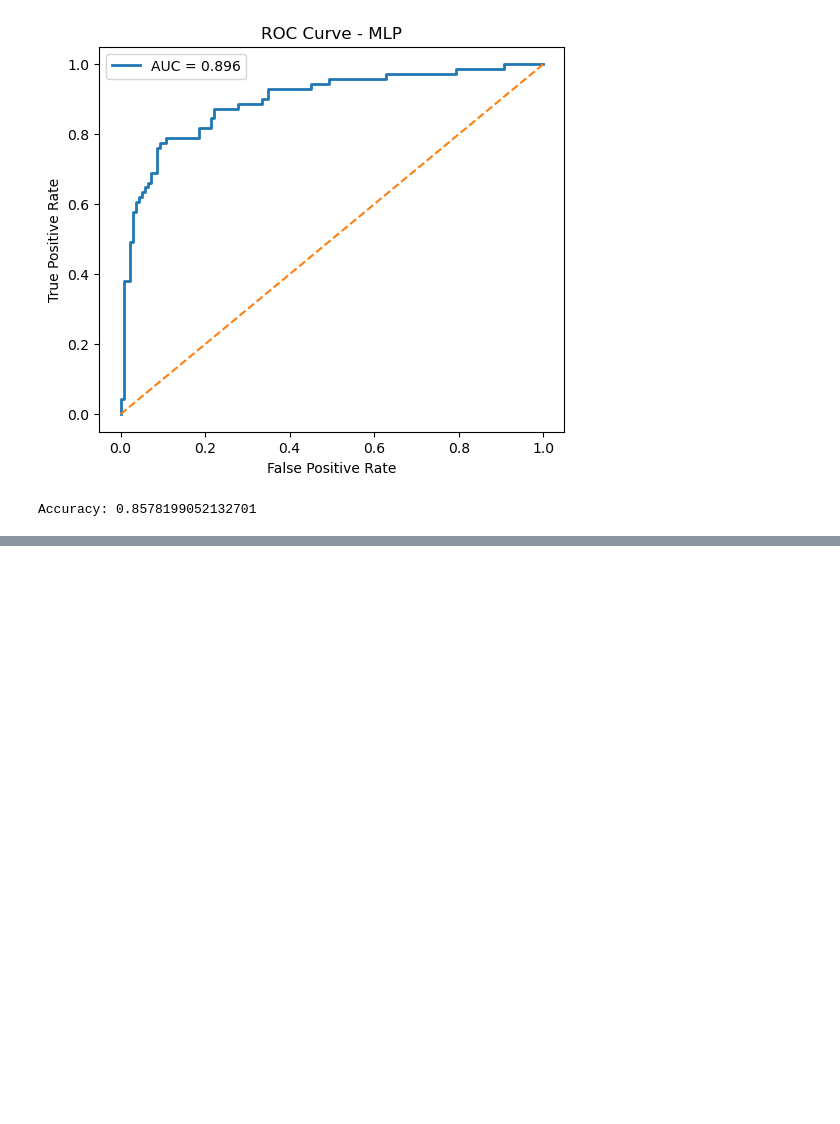
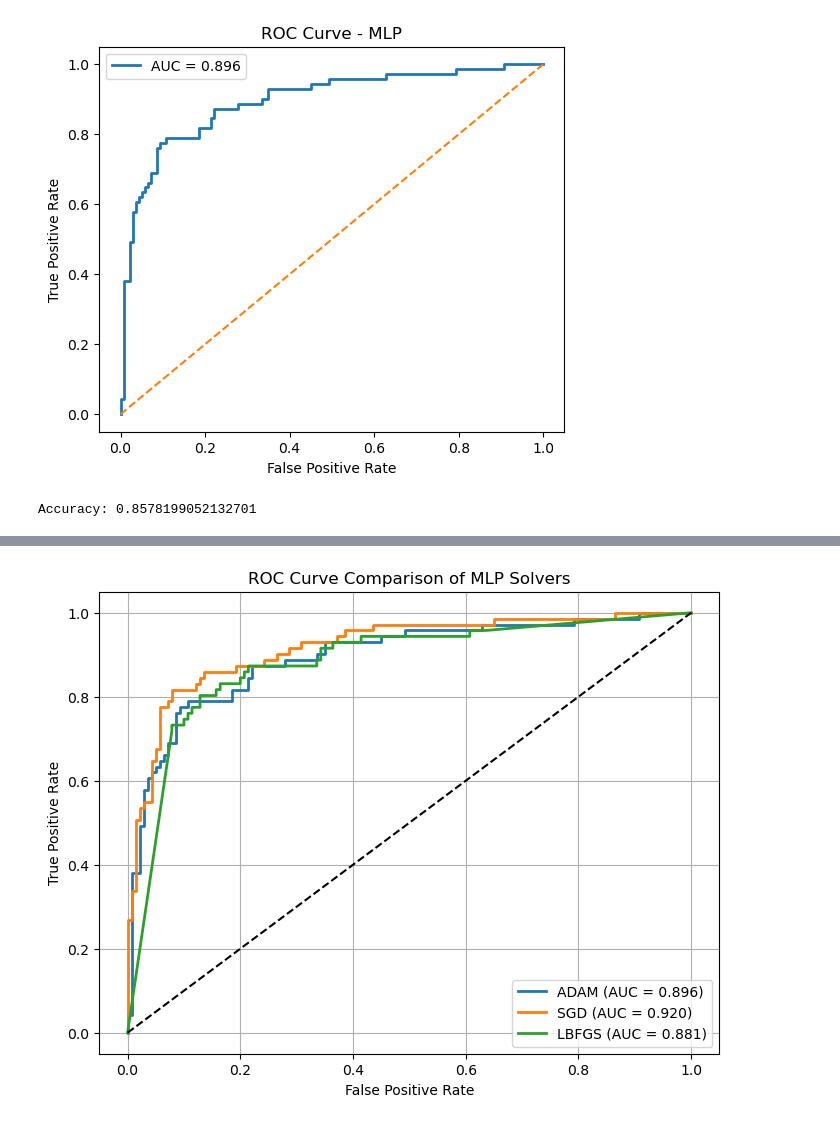
Before and after one commit to warkeaashka/QSAR-biodegradation-ml, a Jupyter notebook: MLP.ipynb, the cells around one changed output, grey strips where cells are left out. Saved outputs shown, nothing was run; the diff lists cells and outputs as text; code cells hidden in the pictures; blank space fills up the shorter version.

```diff
--- a/MLP.ipynb
+++ b/MLP.ipynb
@@ -166,2 +266,45 @@ Accuracy: 0.8578199052132701
+# %%
+
+solvers = ['adam', 'sgd', 'lbfgs']
+
+plt.figure(figsize=(8,6))
+
+for solver in solvers:
+
+    mlp = MLPClassifier(
+        hidden_layer_sizes=(64, 32),
+        activation='relu',
+        solver=solver,
+        learning_rate_init=0.001,
+        max_iter=900,
+        random_state=42
+    )
+
+    mlp.fit(X_train, y_train)
+
+    y_prob = mlp.predict_proba(X_test)[:, 1]
+
+    fpr, tpr, _ = roc_curve(y_test, y_prob)
+    auc_score = roc_auc_score(y_test, y_prob)
+
+    plt.plot(
+        fpr,
+        tpr,
+        linewidth=2,
+        label=f'{solver.upper()} (AUC = {auc_score:.3f})'
+    )
+
+# Random classifier reference line
+plt.plot([0, 1], [0, 1], 'k--')
+
+plt.xlabel('False Positive Rate')
+plt.ylabel('True Positive Rate')
+plt.title('ROC Curve Comparison of MLP Solvers')
+plt.legend(loc='lower right')
+plt.grid(True)
+
+plt.show()
+# %% [output]
+[figure, added]
 # %%
 #references: https://www.kaggle.com/code/androbomb/simple-nn-with-python-multi-layer-perceptron/notebook
```
Also changed, not shown: parts of 7 cells of this notebook.
